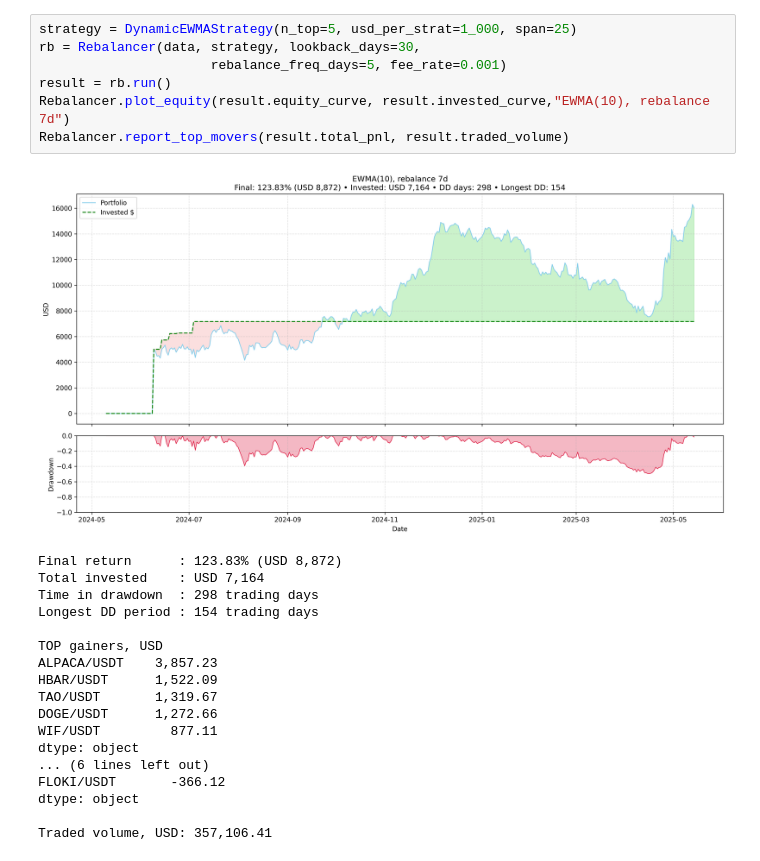
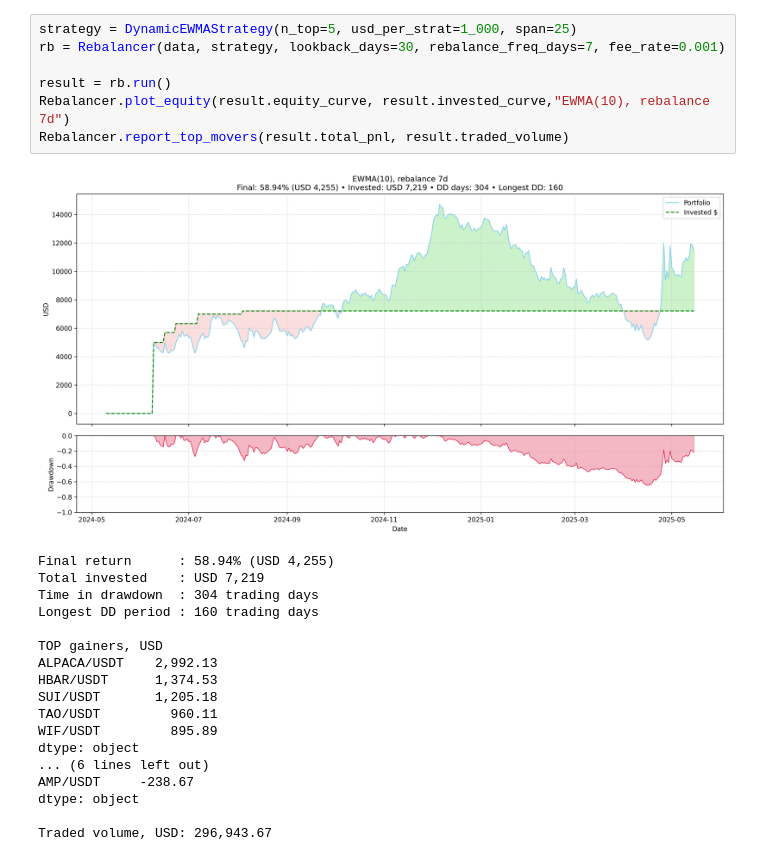
Before and after one commit to DenisProcyon/marvel_tt, a Jupyter notebook: src/main.ipynb, the cells around one changed output. Drawn from its saved outputs; the diff is of its cells as text.

```diff
--- a/src/main.ipynb
+++ b/src/main.ipynb
@@ -52,26 +50,26 @@ Traded volume, USD: 271,065.43
 # %%
 strategy = DynamicEWMAStrategy(n_top=5, usd_per_strat=1_000, span=25)
-rb = Rebalancer(data, strategy, lookback_days=30,
-                      rebalance_freq_days=5, fee_rate=0.001)
+rb = Rebalancer(data, strategy, lookback_days=30, rebalance_freq_days=7, fee_rate=0.001)
+
 result = rb.run()
 Rebalancer.plot_equity(result.equity_curve, result.invested_curve,"EWMA(10), rebalance 7d")
 Rebalancer.report_top_movers(result.total_pnl, result.traded_volume)
 # %% [output]
-[figure, old version]
+[figure, new version]
-Final return      : 123.83% (USD 8,872)
-Total invested    : USD 7,164
-Time in drawdown  : 298 trading days
-Longest DD period : 154 trading days
+Final return      : 58.94% (USD 4,255)
+Total invested    : USD 7,219
+Time in drawdown  : 304 trading days
+Longest DD period : 160 trading days
 
 TOP gainers, USD
-ALPACA/USDT    3,857.23
-HBAR/USDT      1,522.09
-TAO/USDT       1,319.67
-DOGE/USDT      1,272.66
-WIF/USDT         877.11
+ALPACA/USDT    2,992.13
+HBAR/USDT      1,374.53
+SUI/USDT       1,205.18
+TAO/USDT         960.11
+WIF/USDT         895.89
 dtype: object
 ... (6 lines left out)
-FLOKI/USDT       -366.12
+AMP/USDT     -238.67
 dtype: object
 
-Traded volume, USD: 357,106.41
+Traded volume, USD: 296,943.67
```
Also changed, not shown: parts of 3 cells of this notebook, 5 other files.
